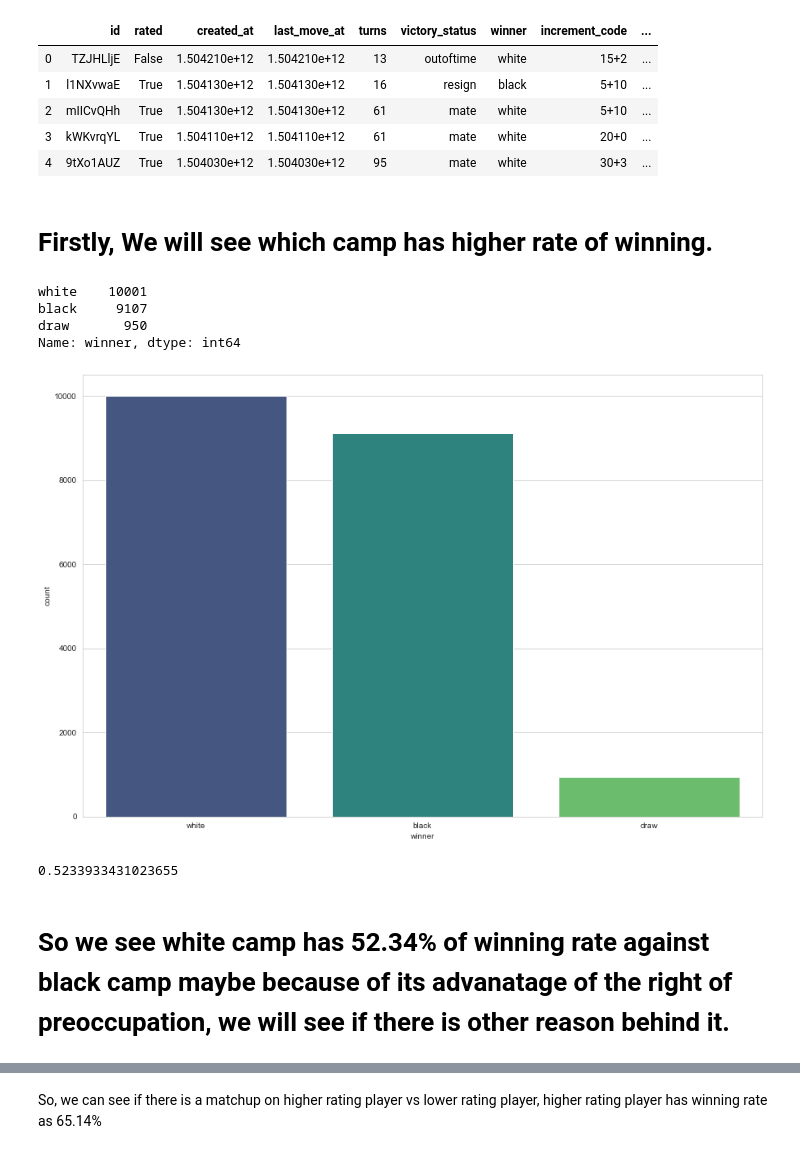
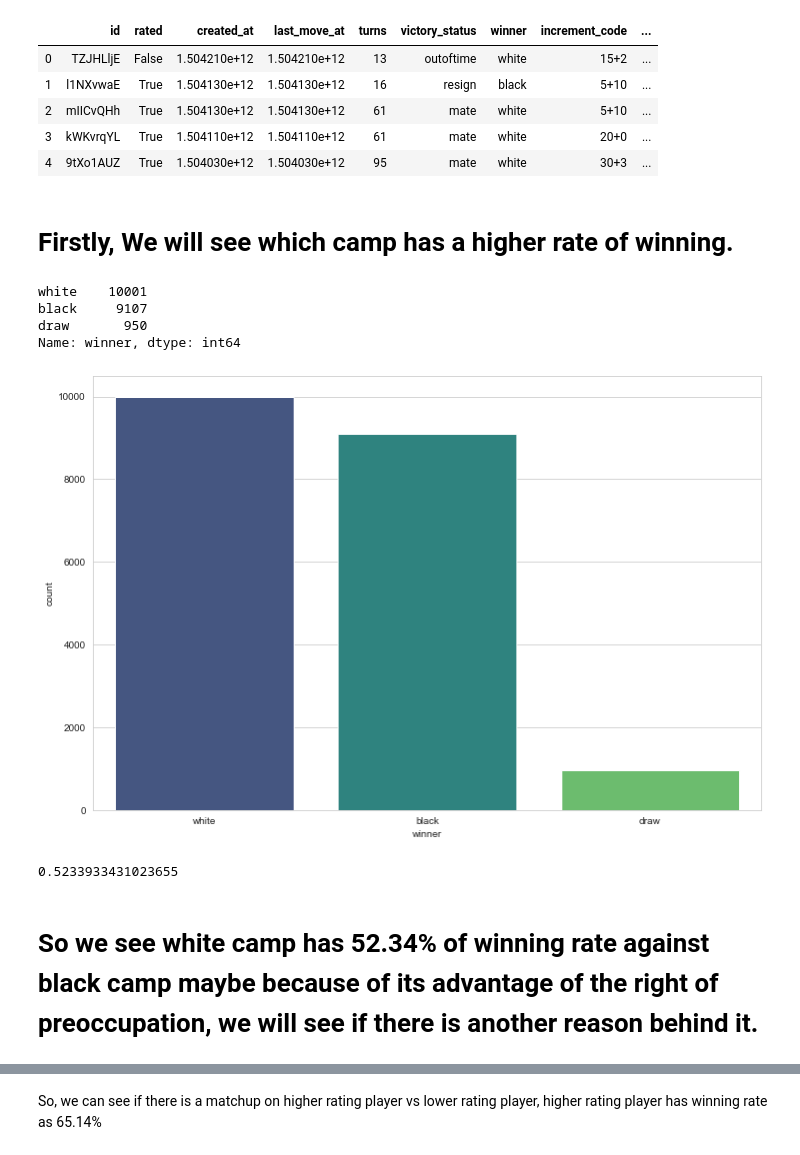
Before and after one commit to shadow89x/Portfolio, a Jupyter notebook: Project - Chess.ipynb, the cells around one changed output, grey strips where cells are left out. Drawn from its saved outputs; the diff is of its cells as text; code cells hidden in the pictures.

```diff
--- a/Project - Chess.ipynb
+++ b/Project - Chess.ipynb
@@ -33,21 +33,22 @@ ch.head()
 | 3 | kWKvrqYL | True | 1.504110e+12 | 1.504110e+12 | 61 | mate | white | 20+0 | ... |
 | 4 | 9tXo1AUZ | True | 1.504030e+12 | 1.504030e+12 | 95 | mate | white | 30+3 | ... |
 # %% [markdown]
-# Firstly, We will see which camp has higher rate of winning.
+# Firstly, We will see which camp has a higher rate of winning.
 # %%
-plt.figure(figsize=(15,10))
+#graphing counts of win on each camp
+plt.figure(figsize=(12,8))
 sns.countplot(x='winner',data=ch,palette='viridis')
 ch['winner'].value_counts()
 # %% [output]
 white    10001
 black     9107
 draw       950
 Name: winner, dtype: int64
-[figure, old version]
+[figure, new version]
 # %%
 print(10001/(9107+10001))
 # %% [output]
 0.5233933431023655
 # %% [markdown]
-# So we see white camp has 52.34% of winning rate against black camp maybe because of its advanatage of the right of preoccupation, we will see if there is other reason behind it.
+# So we see white camp has 52.34% of winning rate against black camp maybe because of its advantage of the right of preoccupation, we will see if there is another reason behind it.
 # %%
```
Also changed, not shown: parts of 56 cells of this notebook.
